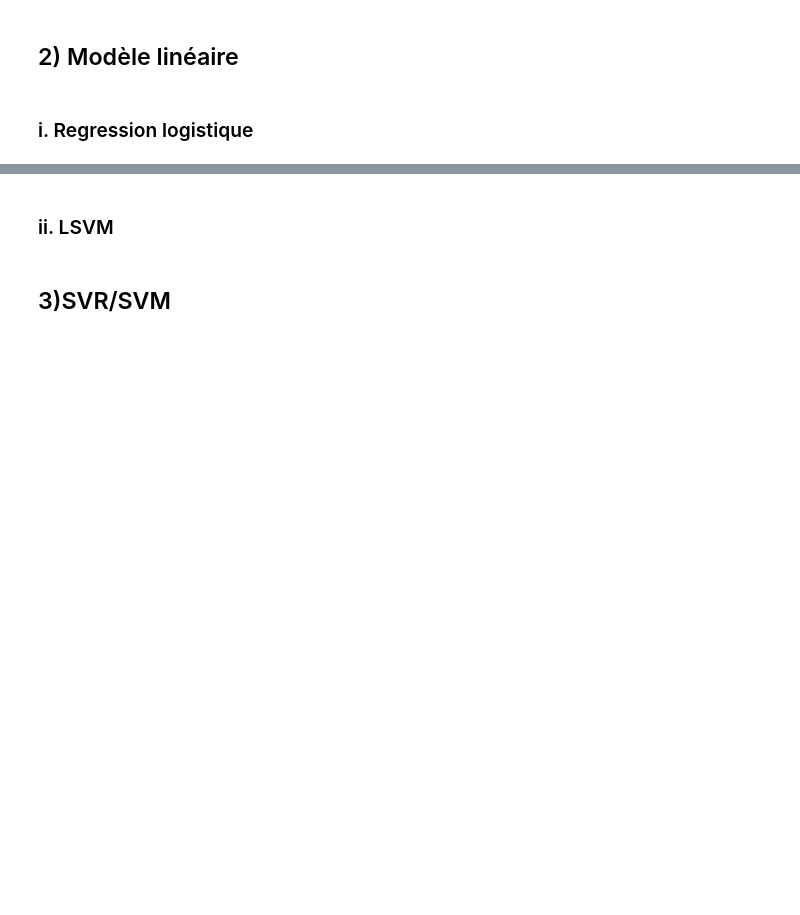
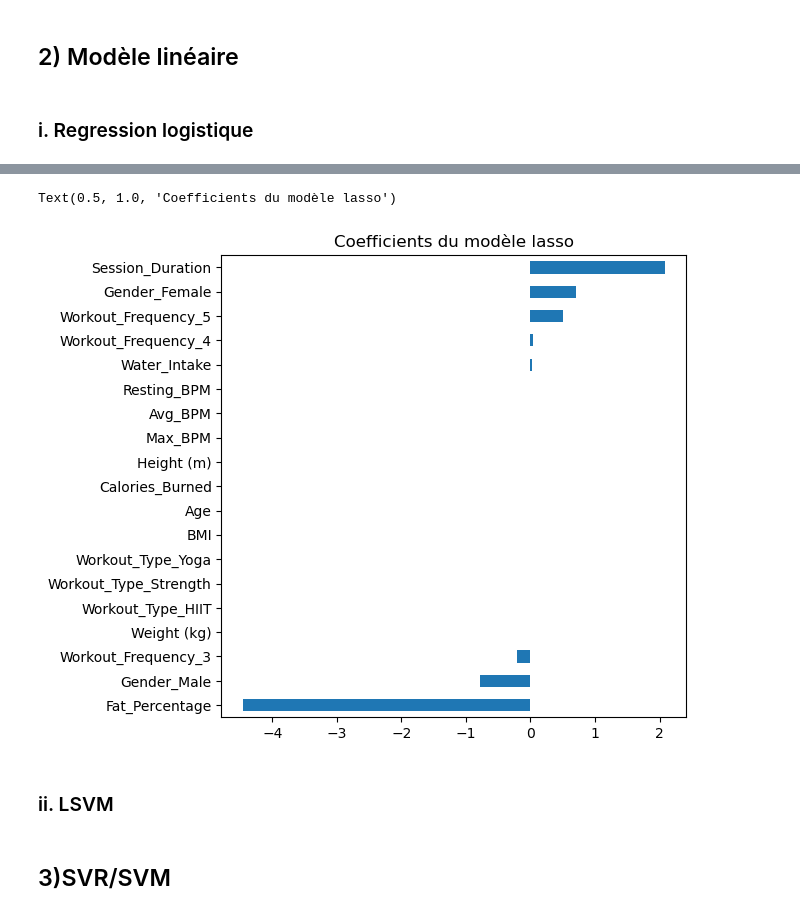
Before and after one commit to albanevergnes/projetML, a Jupyter notebook: Projet_python.ipynb, the cells around one changed output, grey strips where cells are left out. Cells and saved outputs as stored; diff of their text form; code cells hidden in the pictures; blank space fills up the shorter version.

```diff
--- a/Projet_python.ipynb
+++ b/Projet_python.ipynb
@@ -379,3 +714,11 @@ plt.show()
+# %%
+imp_coef = coef.sort_values()
+plt.rcParams['figure.figsize'] = (6.0, 6.0)
+imp_coef.plot(kind = "barh")
+plt.title(u"Coefficients du modèle lasso")
+# %% [output]
+Text(0.5, 1.0, 'Coefficients du modèle lasso')
+[figure, added]
 # %% [markdown]
 ### ii. LSVM
 # %% [markdown]
```
Also changed, not shown: parts of 42 cells of this notebook, 1 other file.
